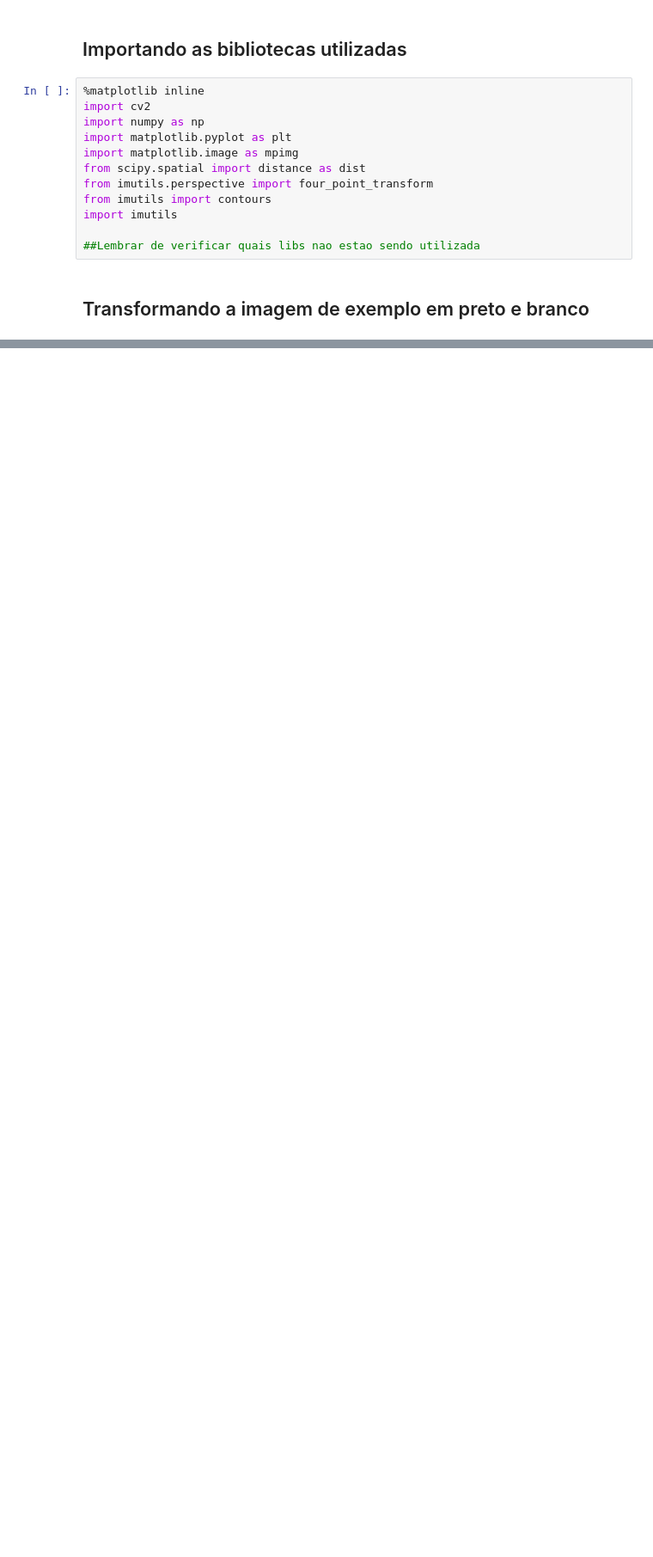
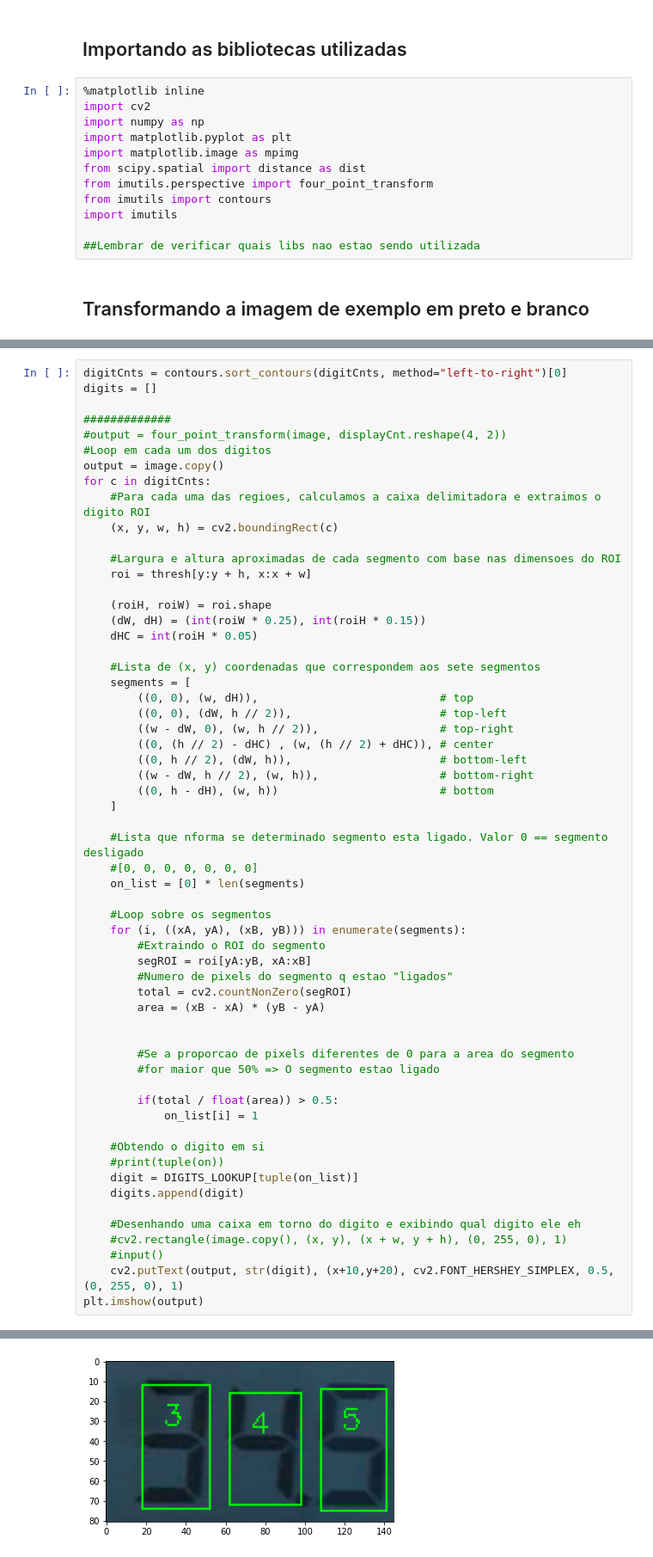
Before and after one commit to GodKelvin/PDI_Deteccao_Digitos_Imgs, a Jupyter notebook: pdi_tarefa2.ipynb, the cells around one changed output, grey strips where cells are left out. Shown: that part at 86% size. Cells and saved outputs as stored; diff of their text form; blank space fills up the shorter version.

```diff
--- a/pdi_tarefa2.ipynb
+++ b/pdi_tarefa2.ipynb
@@ -138,0 +84,60 @@ SyntaxError: EOF while scanning triple-quoted string literal (<ipython-input-26-
+# %%
+digitCnts = contours.sort_contours(digitCnts, method="left-to-right")[0]
+digits = []
+
+#############
+#output = four_point_transform(image, displayCnt.reshape(4, 2))
+#Loop em cada um dos digitos
+output = image.copy()
+for c in digitCnts:
+    #Para cada uma das regioes, calculamos a caixa delimitadora e extraimos o digito ROI
+    (x, y, w, h) = cv2.boundingRect(c)
+
+    #Largura e altura aproximadas de cada segmento com base nas dimensoes do ROI
+    roi = thresh[y:y + h, x:x + w]
+
+    (roiH, roiW) = roi.shape
+    (dW, dH) = (int(roiW * 0.25), int(roiH * 0.15))
+    dHC = int(roiH * 0.05)
+
+    #Lista de (x, y) coordenadas que correspondem aos sete segmentos
+    segments = [
+        ((0, 0), (w, dH)),                           # top
+        ((0, 0), (dW, h // 2)),                      # top-left
+        ((w - dW, 0), (w, h // 2)),                  # top-right
+        ((0, (h // 2) - dHC) , (w, (h // 2) + dHC)), # center
+        ((0, h // 2), (dW, h)),	                     # bottom-left
+        ((w - dW, h // 2), (w, h)),                  # bottom-right
+        ((0, h - dH), (w, h))                        # bottom
+    ]
+
+    #Lista que nforma se determinado segmento esta ligado. Valor 0 == segmento desligado
+    #[0, 0, 0, 0, 0, 0, 0]
+    on_list = [0] * len(segments)
+
+    #Loop sobre os segmentos
+    for (i, ((xA, yA), (xB, yB))) in enumerate(segments):
+        #Extraindo o ROI do segmento
+        segROI = roi[yA:yB, xA:xB]
+        #Numero de pixels do segmento q estao "ligados"
+        total = cv2.countNonZero(segROI)
+        area = (xB - xA) * (yB - yA)
+
+
+        #Se a proporcao de pixels diferentes de 0 para a area do segmento
+        #for maior que 50% => O segmento estao ligado
+
+        if(total / float(area)) > 0.5:
+            on_list[i] = 1
+
+    #Obtendo o digito em si
+    #print(tuple(on))
+    digit = DIGITS_LOOKUP[tuple(on_list)]
+    digits.append(digit)
+
+    #Desenhando uma caixa em torno do digito e exibindo qual digito ele eh
+    #cv2.rectangle(image.copy(), (x, y), (x + w, y + h), (0, 255, 0), 1)
+    #input()
+    cv2.putText(output, str(digit), (x+10,y+20), cv2.FONT_HERSHEY_SIMPLEX, 0.5, (0, 255, 0), 1)
+plt.imshow(output)
+# %% [output]
@@ -138,0 +145 @@ SyntaxError: EOF while scanning triple-quoted string literal (<ipython-input-26-
+[figure, added]
```
Also changed, not shown: parts of 6 cells of this notebook.
